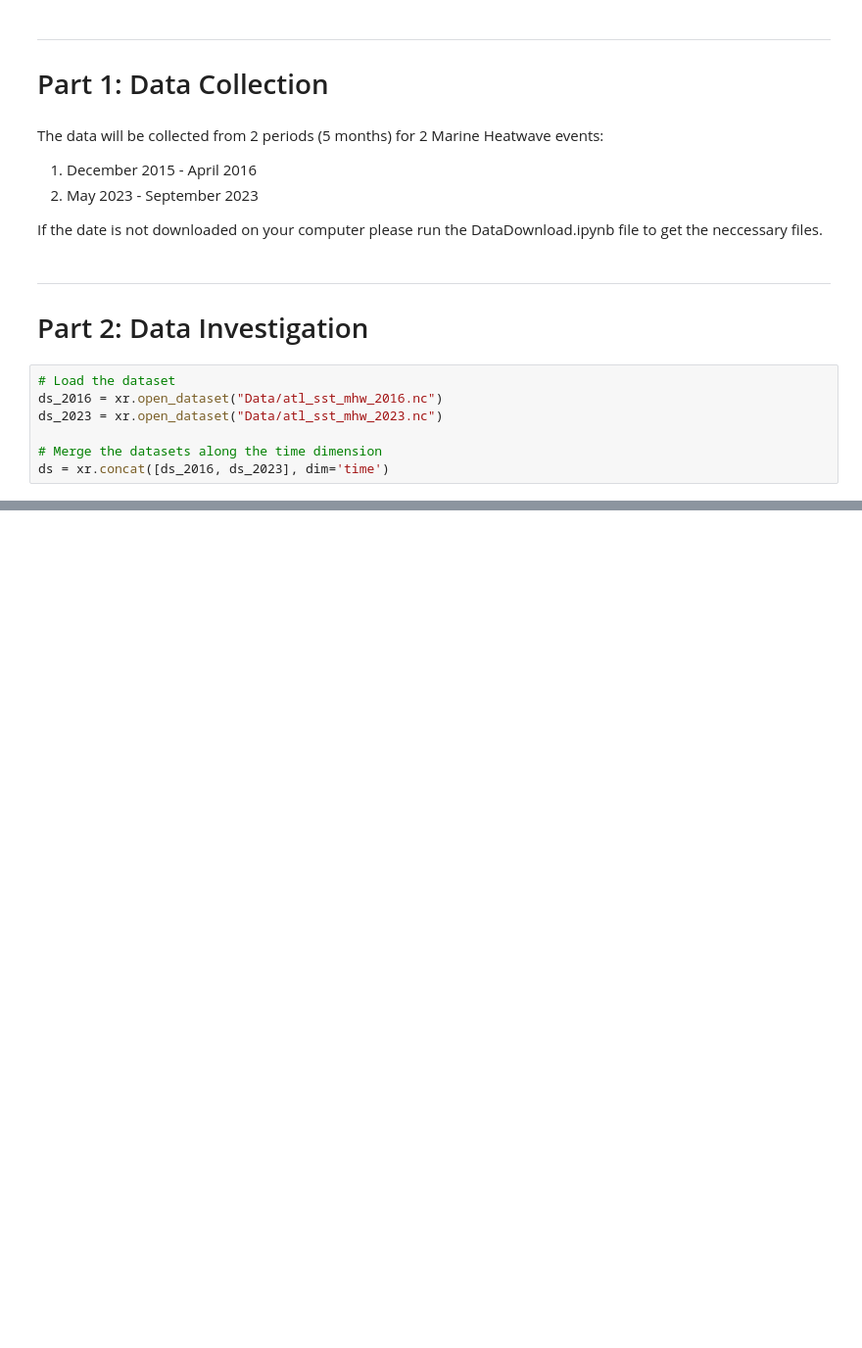
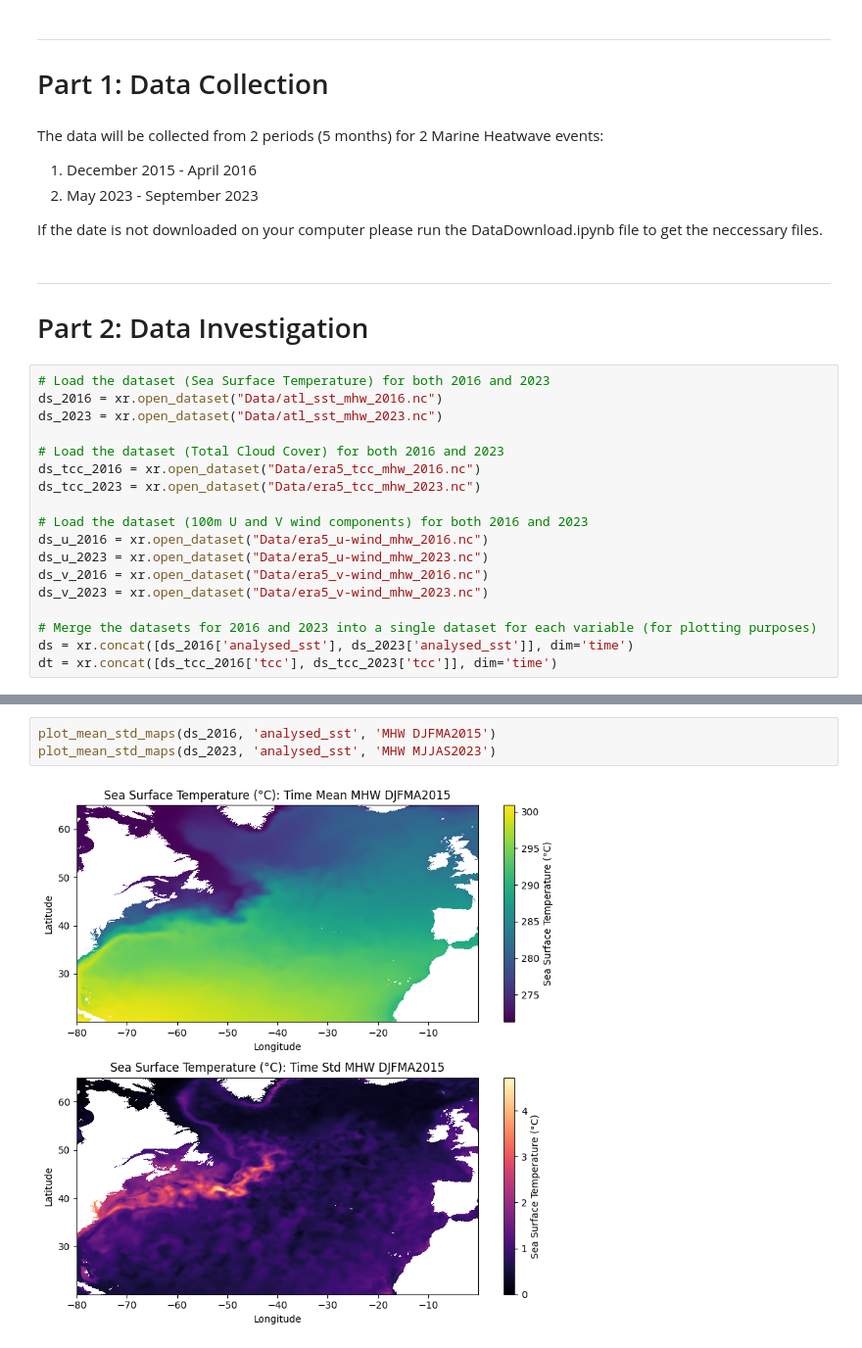
Before and after one commit to natslimak/OceanCourses, a Jupyter notebook: DigitalOcean/Project/MarineHeatwaves.ipynb, the cells around one changed output, grey strips where cells are left out. Shown at 98% size. Drawn from its saved outputs; the diff is of its cells as text; blank space fills up the shorter version.

```diff
--- a/DigitalOcean/Project/MarineHeatwaves.ipynb
+++ b/DigitalOcean/Project/MarineHeatwaves.ipynb
@@ -34,12 +36,23 @@ If the date is not downloaded on your computer please run the DataDownload.ipynb
 ---
 # Part 2: Data Investigation
 # %%
-# Load the dataset
+# Load the dataset (Sea Surface Temperature) for both 2016 and 2023
 ds_2016 = xr.open_dataset("Data/atl_sst_mhw_2016.nc")
 ds_2023 = xr.open_dataset("Data/atl_sst_mhw_2023.nc")
 
-# Merge the datasets along the time dimension
-ds = xr.concat([ds_2016, ds_2023], dim='time')
+# Load the dataset (Total Cloud Cover) for both 2016 and 2023
+ds_tcc_2016 = xr.open_dataset("Data/era5_tcc_mhw_2016.nc")
+ds_tcc_2023 = xr.open_dataset("Data/era5_tcc_mhw_2023.nc")
+
+# Load the dataset (100m U and V wind components) for both 2016 and 2023
+ds_u_2016 = xr.open_dataset("Data/era5_u-wind_mhw_2016.nc")
+ds_u_2023 = xr.open_dataset("Data/era5_u-wind_mhw_2023.nc")
+ds_v_2016 = xr.open_dataset("Data/era5_v-wind_mhw_2016.nc")
+ds_v_2023 = xr.open_dataset("Data/era5_v-wind_mhw_2023.nc")
+
+# Merge the datasets for 2016 and 2023 into a single dataset for each variable (for plotting purposes)
+ds = xr.concat([ds_2016['analysed_sst'], ds_2023['analysed_sst']], dim='time')
+dt = xr.concat([ds_tcc_2016['tcc'], ds_tcc_2023['tcc']], dim='time')
 # %%
 # Variable name mapping with units for clearer graph titles/labels
 var_names = {
@@ -94,0 +329,5 @@ plt.show()
+# %%
+plot_mean_std_maps(ds_2016, 'analysed_sst', 'MHW DJFMA2015')
+plot_mean_std_maps(ds_2023, 'analysed_sst', 'MHW MJJAS2023')
+# %% [output]
+[figure, added]
```
Also changed, not shown: parts of 12 cells of this notebook, 3 other files.
